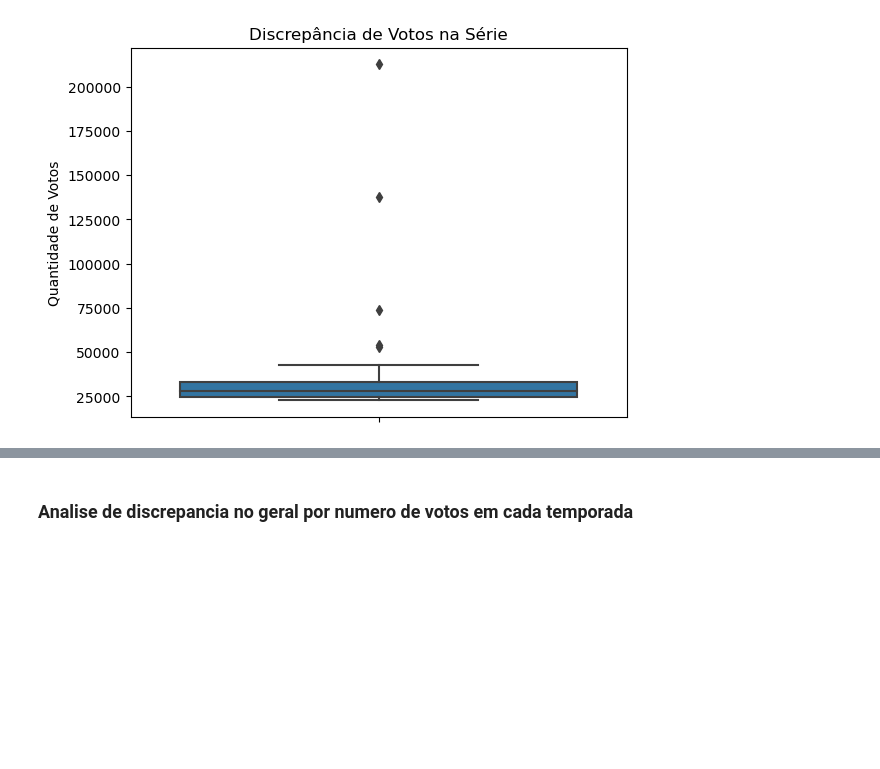
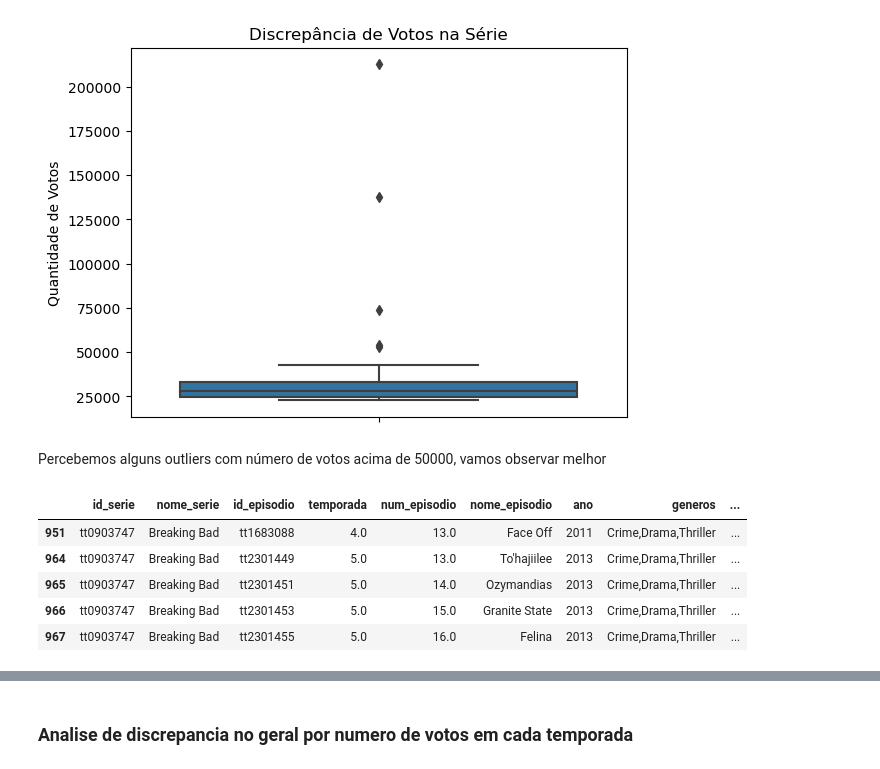
Before and after one commit to mauriciorcs/Relat-rio_de_Analise_de_Series, a Jupyter notebook: relatorio_serie_breaking_bad.ipynb, the cells around one changed output, grey strips where cells are left out. Saved outputs shown, nothing was run; the diff lists cells and outputs as text; code cells hidden in the pictures; blank space fills up the shorter version.

Commit message:
Analises_Serie_Breaking-Bad

```diff
--- a/relatorio_serie_breaking_bad.ipynb
+++ b/relatorio_serie_breaking_bad.ipynb
@@ -140,3 +144,14 @@ plt.ylabel('Quantidade de Votos')
 plt.show()
 # %% [output]
 [figure]
+# %% [markdown]
+Percebemos alguns outliers com número de votos acima de 50000, vamos observar melhor
+# %%
+episodios[episodios.num_votos>=50000]
+# %% [output]
+|  | id_serie | nome_serie | id_episodio | temporada | num_episodio | nome_episodio | ano | generos | ... |
+| 951 | tt0903747 | Breaking Bad | tt1683088 | 4.0 | 13.0 | Face Off | 2011 | Crime,Drama,Thriller | ... |
+| 964 | tt0903747 | Breaking Bad | tt2301449 | 5.0 | 13.0 | To'hajiilee | 2013 | Crime,Drama,Thriller | ... |
+| 965 | tt0903747 | Breaking Bad | tt2301451 | 5.0 | 14.0 | Ozymandias | 2013 | Crime,Drama,Thriller | ... |
+| 966 | tt0903747 | Breaking Bad | tt2301453 | 5.0 | 15.0 | Granite State | 2013 | Crime,Drama,Thriller | ... |
+| 967 | tt0903747 | Breaking Bad | tt2301455 | 5.0 | 16.0 | Felina | 2013 | Crime,Drama,Thriller | ... |
```
Also changed, not shown: parts of 12 cells of this notebook.
